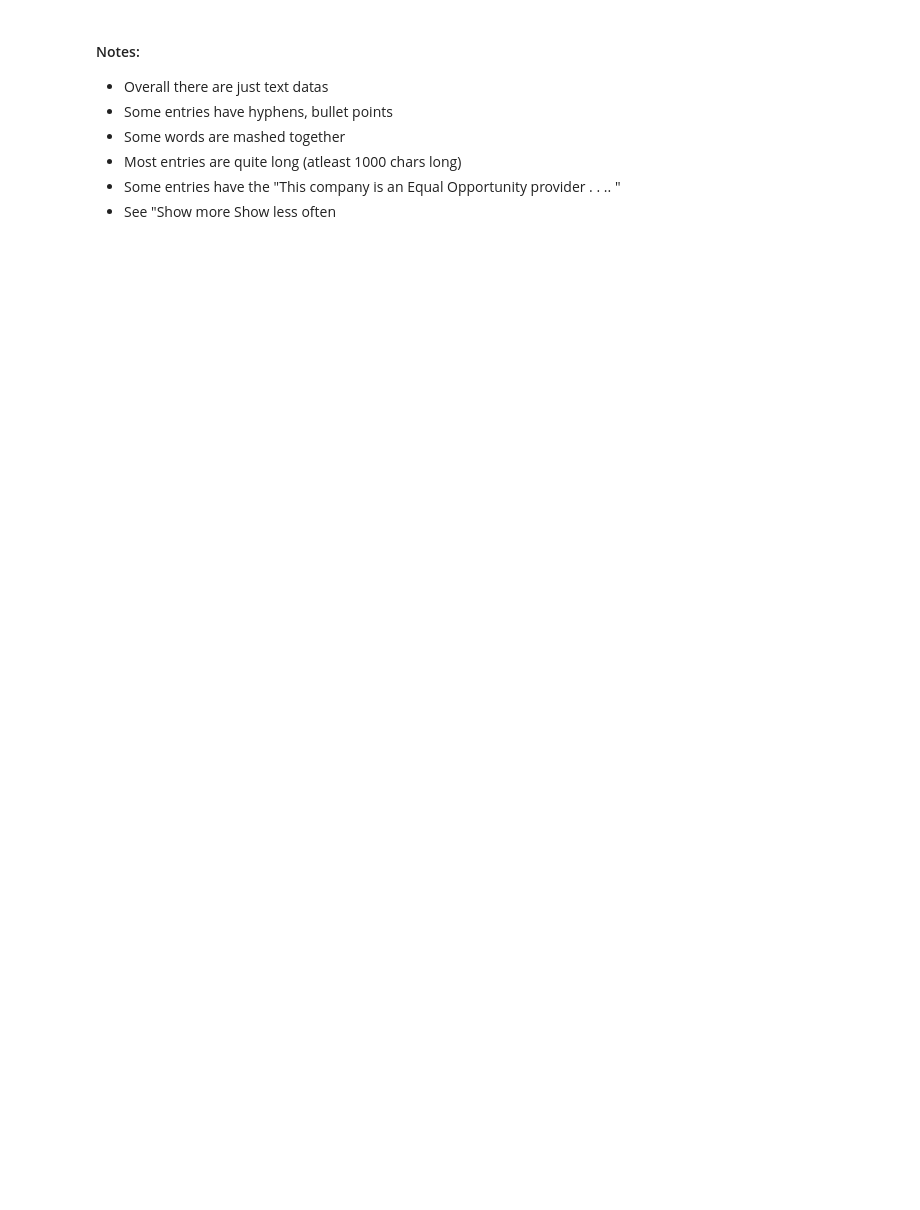
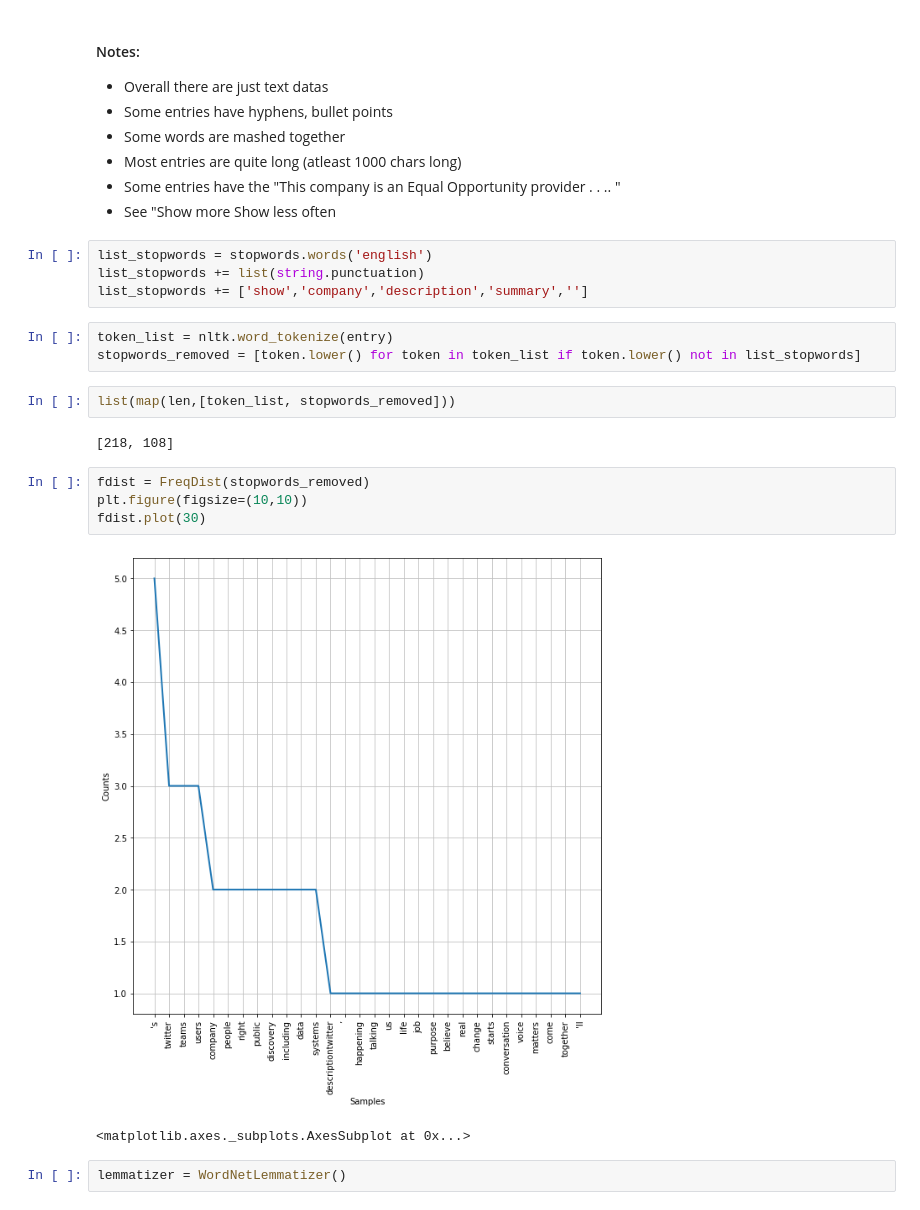
Before and after one commit to rmei97/word_cloud, a Jupyter notebook: analysis.ipynb, the cells around one changed output. Drawn from its saved outputs; the diff is of its cells as text; blank space fills up the shorter version.

Commit message:
used nltk word vectorizer

```diff
--- a/analysis.ipynb
+++ b/analysis.ipynb
@@ -54,3 +65,23 @@ Company DescriptionTwitter is what’s happening and what people are talking abo
 - Most entries are quite long (atleast 1000 chars long)
 - Some entries have the "This company is an Equal Opportunity provider . . .. "
 - See "Show more Show less often
+# %%
+list_stopwords = stopwords.words('english')
+list_stopwords += list(string.punctuation)
+list_stopwords += ['show','company','description','summary','']
+# %%
+token_list = nltk.word_tokenize(entry)
+stopwords_removed = [token.lower() for token in token_list if token.lower() not in list_stopwords]
+# %%
+list(map(len,[token_list, stopwords_removed]))
+# %% [output]
+[218, 108]
+# %%
+fdist = FreqDist(stopwords_removed)
+plt.figure(figsize=(10,10))
+fdist.plot(30)
+# %% [output]
+[figure, added]
+<matplotlib.axes._subplots.AxesSubplot at 0x...>
+# %%
+lemmatizer = WordNetLemmatizer()
```
Also changed, not shown: parts of 5 cells of this notebook.
